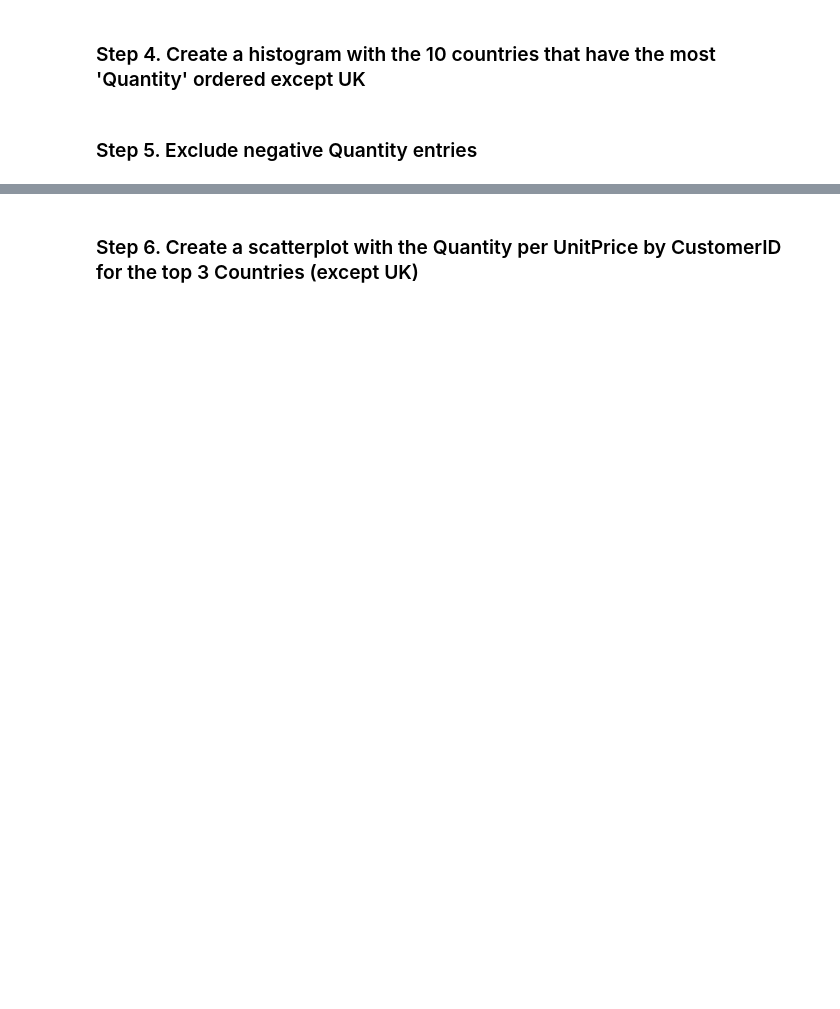
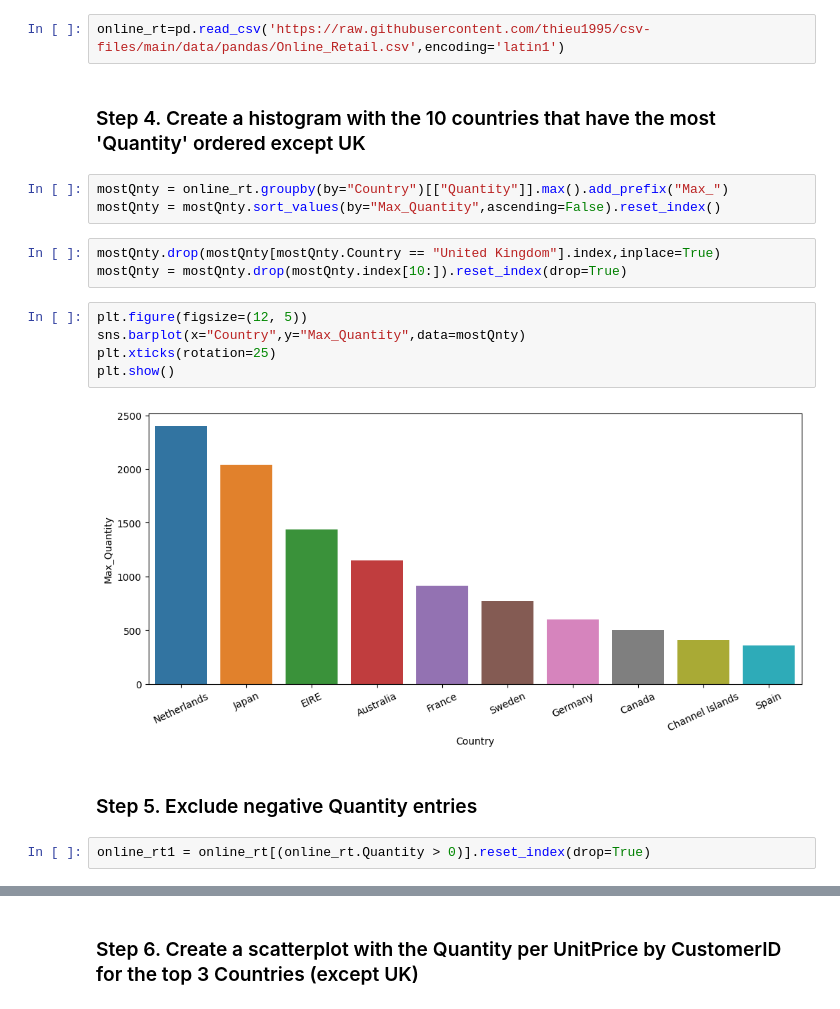
Before and after one commit to thieu1995/pandas, a Jupyter notebook: 07_Visualization/Online_Retail/Exercises.ipynb, the cells around one changed output, grey strips where cells are left out. Drawn from its saved outputs; the diff is of its cells as text; blank space fills up the shorter version.

```diff
--- a/07_Visualization/Online_Retail/Exercises.ipynb
+++ b/07_Visualization/Online_Retail/Exercises.ipynb
@@ -11,7 +16,24 @@
 # %% [markdown]
 ### Step 3. Assign it to a variable called online_rt
 Note: if you receive a utf-8 decode error, set `encoding = 'latin1'` in `pd.read_csv()`.
+# %%
+online_rt=pd.read_csv('https://raw.githubusercontent.com/thieu1995/csv-files/main/data/pandas/Online_Retail.csv',encoding='latin1')
 # %% [markdown]
 ### Step 4. Create a histogram with the 10 countries that have the most 'Quantity' ordered except UK
+# %%
+mostQnty = online_rt.groupby(by="Country")[["Quantity"]].max().add_prefix("Max_")
+mostQnty = mostQnty.sort_values(by="Max_Quantity",ascending=False).reset_index()
+# %%
+mostQnty.drop(mostQnty[mostQnty.Country == "United Kingdom"].index,inplace=True)
+mostQnty = mostQnty.drop(mostQnty.index[10:]).reset_index(drop=True)
+# %%
+plt.figure(figsize=(12, 5))
+sns.barplot(x="Country",y="Max_Quantity",data=mostQnty)
+plt.xticks(rotation=25)
+plt.show()
+# %% [output]
+[figure, added]
 # %% [markdown]
 ### Step 5.  Exclude negative Quantity entries
+# %%
+online_rt1 = online_rt[(online_rt.Quantity > 0)].reset_index(drop=True)
```
Also changed, not shown: parts of 15 cells of this notebook.
